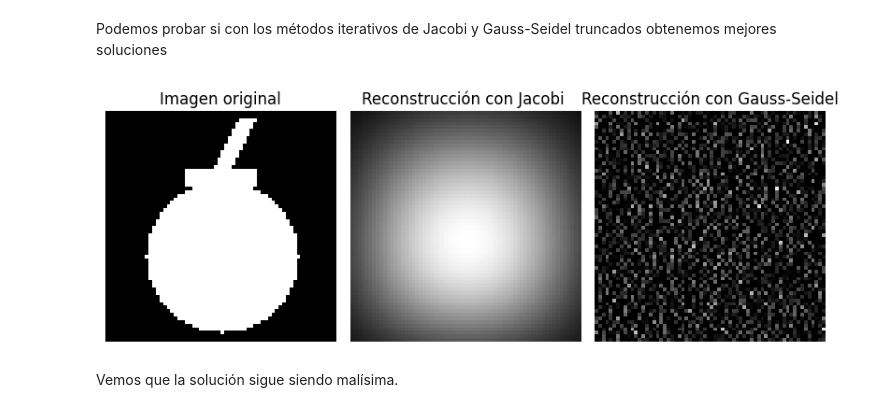
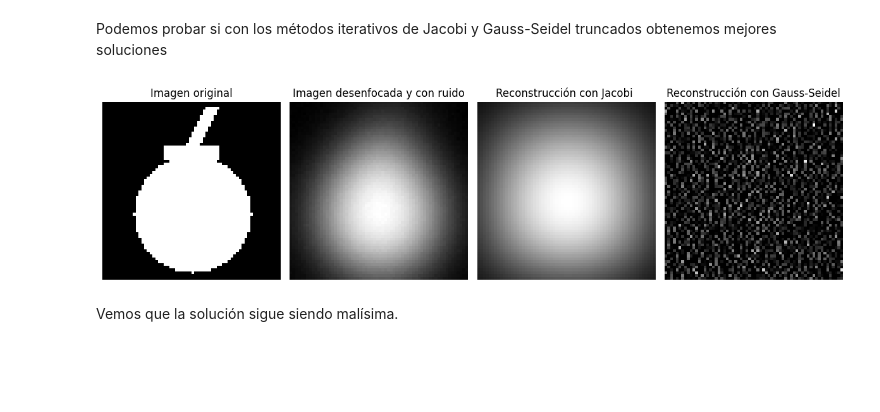
Before and after one commit to faustomartinez/trabajo-problemas-inversos, a Jupyter notebook: codigo.ipynb, the cells around one changed output. Saved outputs shown, nothing was run; the diff lists cells and outputs as text; code cells hidden in the pictures; blank space fills up the shorter version.

```diff
--- a/codigo.ipynb
+++ b/codigo.ipynb
@@ -11,6 +11,3 @@ import numpy as np
 import scipy as sp
 import matplotlib.pyplot as plt
 import warnings
-# %%
-# Defino una matriz para ejemplificar
-A = np.asarray([[1,2,3],[4,5,6],[7,8,9]])
@@ -422,23 +376,31 @@ x_naive = np.linalg.solve(A,b_noise)
 Comparemos la imagen que obtuvimos con la original:
 # %%
 # Hacemos subplots para hacer 2 gráficos en uno
-plt.figure(figsize=(6, 4))
+plt.figure(figsize=(10, 4))
 
 # Graficamos la imagen original
-plt.subplot(1, 2, 1)
+plt.subplot(1, 3, 1)
 imagen_true = funciones.im(x_true, dimensiones)
 plt.imshow(imagen_true, vmin=0, vmax=np.max(imagen_true), cmap='gray')
 plt.title("Imagen original")
 plt.axis('off')
 
+# Graficamos el dato recibido
+plt.subplot(1, 3, 2)
+imagen_b_noise = funciones.im(b_noise, dimensiones)
+plt.imshow(imagen_b_noise, vmin=0, vmax=np.max(imagen_b_noise), cmap='gray')
+plt.title("Imagen desenfocada y con ruido")
+plt.axis('off')
+
 # Graficamos la reconstrucción naive
-plt.subplot(1, 2, 2)
+plt.subplot(1, 3, 3)
 imagen_naive = funciones.im(x_naive, dimensiones)
 plt.imshow(imagen_naive, vmin=0, vmax=np.max(imagen_naive), cmap='gray')
 plt.title("Reconstrucción con un método directo")
 plt.axis('off')
 
 # Mostramos
+plt.savefig("Imagenes/mate_directo.png")
 plt.tight_layout()
 plt.show()
 # %% [output]
@@ -455,34 +417,38 @@ x_jacobi = Jacobi(A, b_noise, tope_iteraciones = 5)
 x_gs = Gauss_Seidel(A, b_noise, tope_iteraciones = 5)
 # %%
 # Hacemos subplots para hacer 2 gráficos en uno
-plt.figure(figsize=(8, 4))
+plt.figure(figsize=(12, 4))
 
 # Graficamos la imagen original
-plt.subplot(1, 3, 1)
-imagen_true = funciones.im(x_true, dimensiones)
+plt.subplot(1, 4, 1)
 plt.imshow(imagen_true, vmin=0, vmax=np.max(imagen_true), cmap='gray')
 plt.title("Imagen original")
 plt.axis('off')
 
+plt.subplot(1, 4, 2)
+plt.imshow(imagen_b_noise, vmin=0, vmax=np.max(imagen_b_noise), cmap='gray')
+plt.title("Imagen desenfocada y con ruido")
+plt.axis('off')
+
 # Graficamos la reconstrucción naive
-plt.subplot(1, 3, 2)
+plt.subplot(1, 4, 3)
 imagen_jacobi = funciones.im(x_jacobi, dimensiones)
 plt.imshow(imagen_jacobi, vmin=0, vmax=np.max(imagen_jacobi), cmap='gray')
 plt.title("Reconstrucción con Jacobi ")
 plt.axis('off')
 
 # Graficamos la reconstrucción naive
-plt.subplot(1, 3, 3)
+plt.subplot(1, 4, 4)
 imagen_gs = funciones.im(x_gs, dimensiones)
 plt.imshow(imagen_gs, vmin=0, vmax=np.max(imagen_gs), cmap='gray')
 plt.title("Reconstrucción con Gauss-Seidel")
 plt.axis('off')
 
 # Mostramos
 plt.tight_layout()
 plt.show()
 # %% [output]
-[figure, old version]
+[figure, new version]
 # %% [markdown]
 Vemos que la solución sigue siendo malísima.
 # %% [markdown]
```
Also changed, not shown: parts of 17 cells of this notebook, 6 other files.
